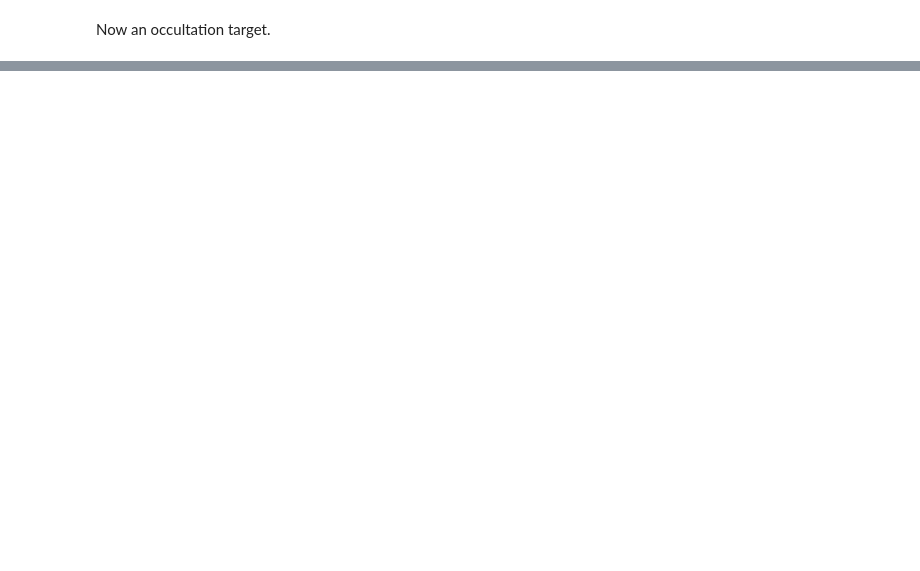
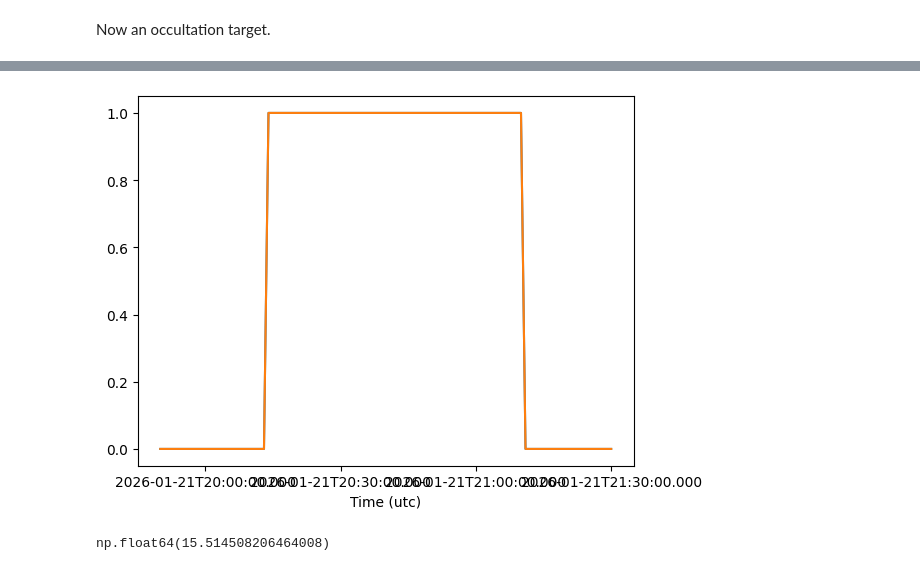
Before and after one commit to PandoraMission/commissioning-scheduler, a Jupyter notebook: docs/vis_test.ipynb, the cells around one changed output, grey strips where cells are left out. Drawn from its saved outputs; the diff is of its cells as text; code cells hidden in the pictures; blank space fills up the shorter version.

```diff
--- a/docs/vis_test.ipynb
+++ b/docs/vis_test.ipynb
@@ -150,0 +161,11 @@ np.float64(351.9610221306576)
+# %%
+# Define start and stop times
+tstart = Time("2026-01-21T19:50:00.000")
+tstop = Time("2026-01-21T21:30:00.000")  # Example stop time
+
+# Calculate times with a step of 1 minute
+deltas = np.arange(0, (tstop - tstart).to_value(u.min), 1) * u.min
+times = tstart + TimeDelta(deltas)
+
+# Use these times with your Visibility module
+state = vis.get_state(times)
@@ -150,0 +174,12 @@ np.float64(351.9610221306576)
+# %%
+# 3I/ATLAS from JPL Horizons
+target_coord = SkyCoord(
+    ra=124.45677 * u.deg,
+    dec=17.25543 * u.deg,
+)
+
+# calculate the visibilities of the target at our specified times
+start_vis = vis.get_visibility(target_coord, times)
+
+print(target_coord.ra.degree)
+print(target_coord.dec.degree)
@@ -150,0 +191,12 @@ np.float64(351.9610221306576)
+# %%
+# 3I/ATLAS from JPL Horizons
+target_coord = SkyCoord(
+    ra=124.45089 * u.deg,
+    dec=17.25657 * u.deg,
+)
+
+# calculate the visibilities of the target at our specified times
+end_vis = vis.get_visibility(target_coord, times)
+
+print(target_coord.ra.degree)
+print(target_coord.dec.degree)
@@ -150,0 +228,16 @@ np.float64(351.9610221306576)
+# %%
+with time_support():
+    plt.plot(times, start_vis)
+    plt.plot(times, end_vis)
+    plt.show();
+# %% [output]
+[figure, added]
+# %%
+# 3I/ATLAS
+calculate_roll(
+    ra=124.45383,
+    dec=17.25600,
+    obs_time=Time('2026-01-21T20:42:00Z', format='isot', scale='utc')
+)
+# %% [output]
+np.float64(15.514508206464008)
```
Also changed, not shown: parts of 22 cells of this notebook.
